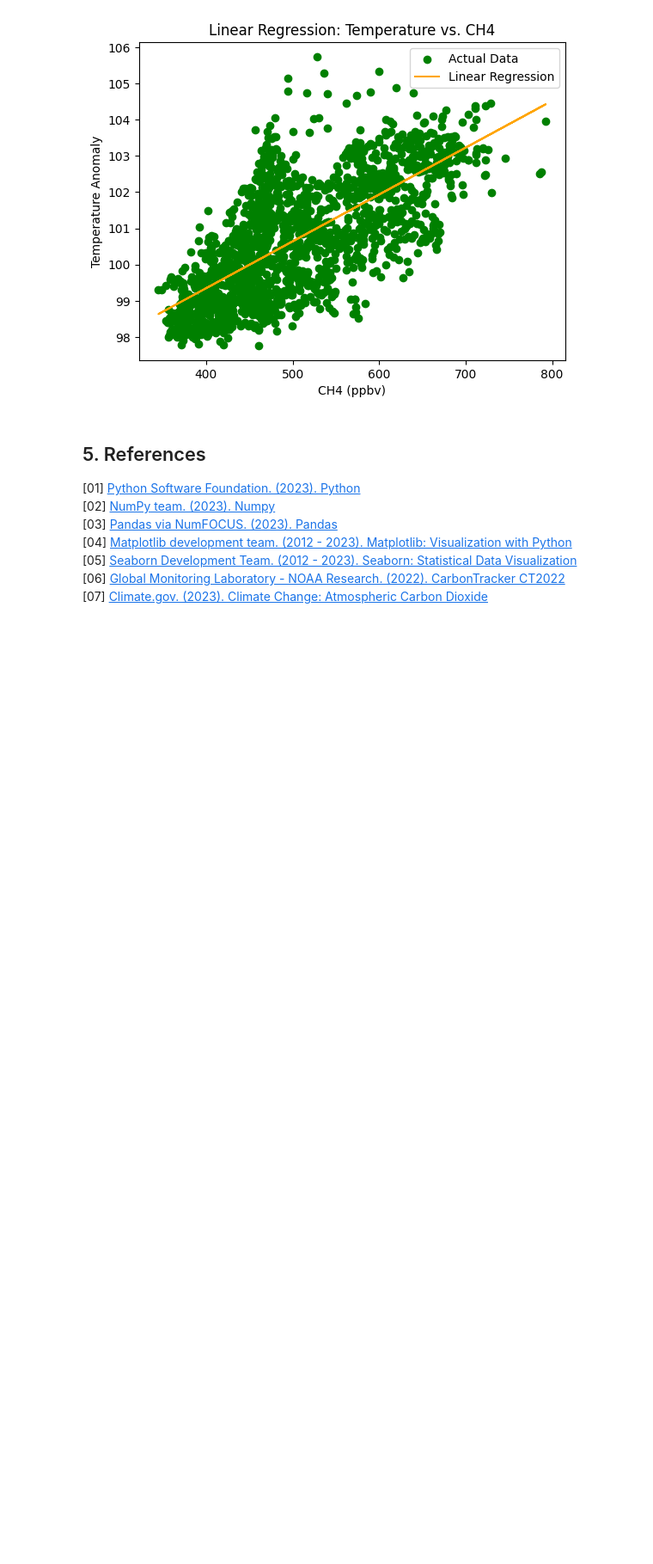
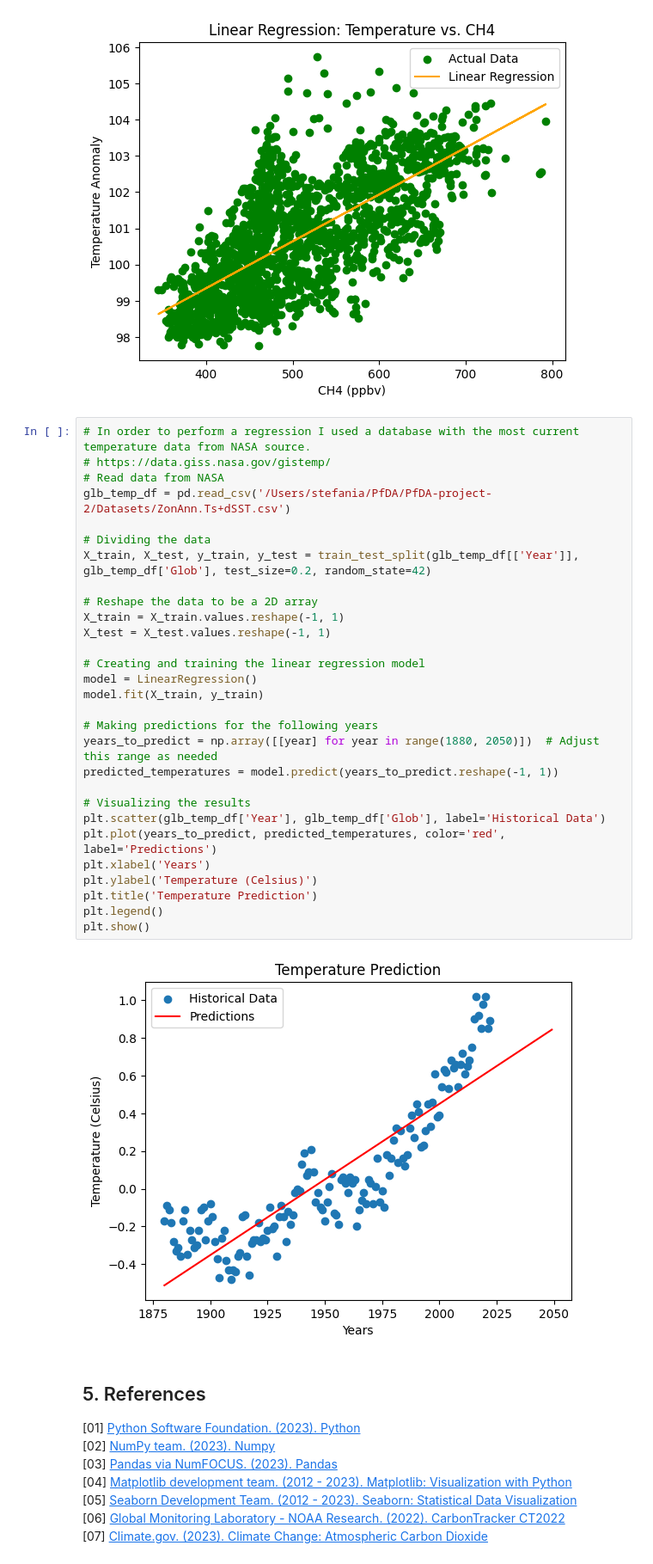
Before and after one commit to StefaniaVerduga/PfDA-project-2, a Jupyter notebook: PfDA-project-2.ipynb, the cells around one changed output. Shown at 86% size. Saved outputs shown, nothing was run; the diff lists cells and outputs as text; blank space fills up the shorter version.

```diff
--- a/PfDA-project-2.ipynb
+++ b/PfDA-project-2.ipynb
@@ -424,6 +473,37 @@ plt.legend()
 plt.show()
 # %% [output]
 [figure]
+# %%
+# In order to perform a regression I used a database with the most current temperature data from NASA source.
+# https://data.giss.nasa.gov/gistemp/
+# Read data from NASA
+glb_temp_df = pd.read_csv('/Users/stefania/PfDA/PfDA-project-2/Datasets/ZonAnn.Ts+dSST.csv')
+
+# Dividing the data
+X_train, X_test, y_train, y_test = train_test_split(glb_temp_df[['Year']], glb_temp_df['Glob'], test_size=0.2, random_state=42)
+
+# Reshape the data to be a 2D array
+X_train = X_train.values.reshape(-1, 1)
+X_test = X_test.values.reshape(-1, 1)
+
+# Creating and training the linear regression model
+model = LinearRegression()
+model.fit(X_train, y_train)
+
+# Making predictions for the following years
+years_to_predict = np.array([[year] for year in range(1880, 2050)])  # Adjust this range as needed
+predicted_temperatures = model.predict(years_to_predict.reshape(-1, 1))
+
+# Visualizing the results
+plt.scatter(glb_temp_df['Year'], glb_temp_df['Glob'], label='Historical Data')
+plt.plot(years_to_predict, predicted_temperatures, color='red', label='Predictions')
+plt.xlabel('Years')
+plt.ylabel('Temperature (Celsius)')
+plt.title('Temperature Prediction')
+plt.legend()
+plt.show()
+# %% [output]
+[figure, added]
 # %% [markdown]
 ## 5. References
 [01] [Python Software Foundation. (2023). Python](#https://www.python.org/)
```
Also changed, not shown: parts of 3 cells of this notebook, 4 other files.
